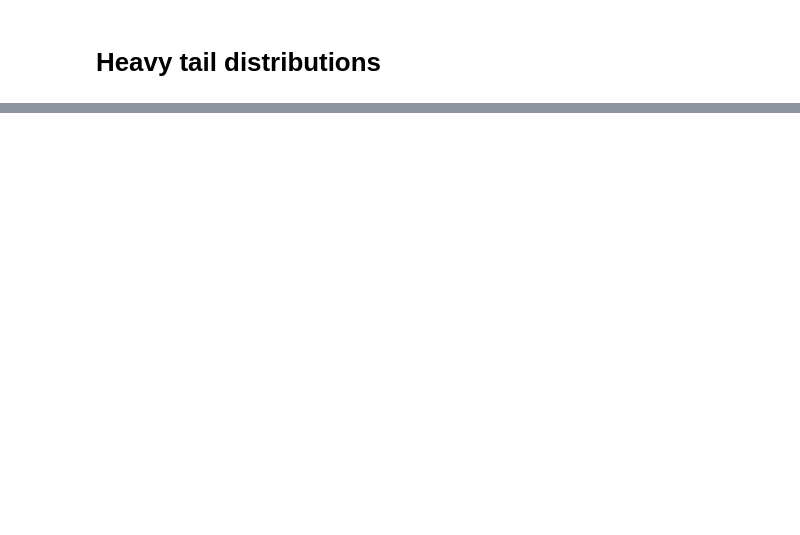
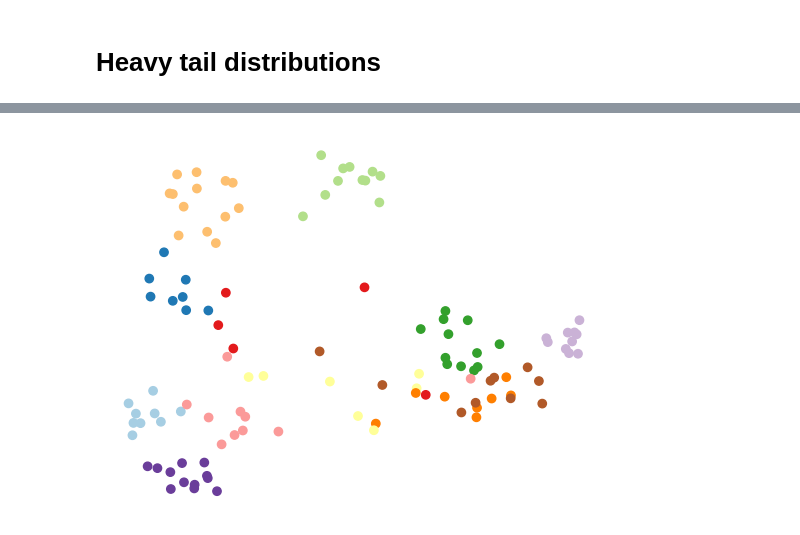
Before and after one commit to jgarciab/NetworkScience, a Jupyter notebook: Practicals/day1/z_lecture_simulations.ipynb, the cells around one changed output, grey strips where cells are left out. Drawn from its saved outputs; the diff is of its cells as text; code cells hidden in the pictures; blank space fills up the shorter version.

```diff
--- a/Practicals/day1/z_lecture_simulations.ipynb
+++ b/Practicals/day1/z_lecture_simulations.ipynb
@@ -144,0 +175,11 @@ plot_cdf([v for k,v in G.degree()], scale="linear", cum=False, ax = ax)
+# %%
+from sklearn.decomposition import PCA
+pca = PCA(n_components=2)
+pca.fit(A)
+
+# Plot
+plt.scatter(pca.components_[0], pca.components_[1], c=colors)
+plt.axis(False)
+plt.show()
+# %% [output]
+[figure, added]
```
Also changed, not shown: parts of 17 cells of this notebook, 10 other files.
